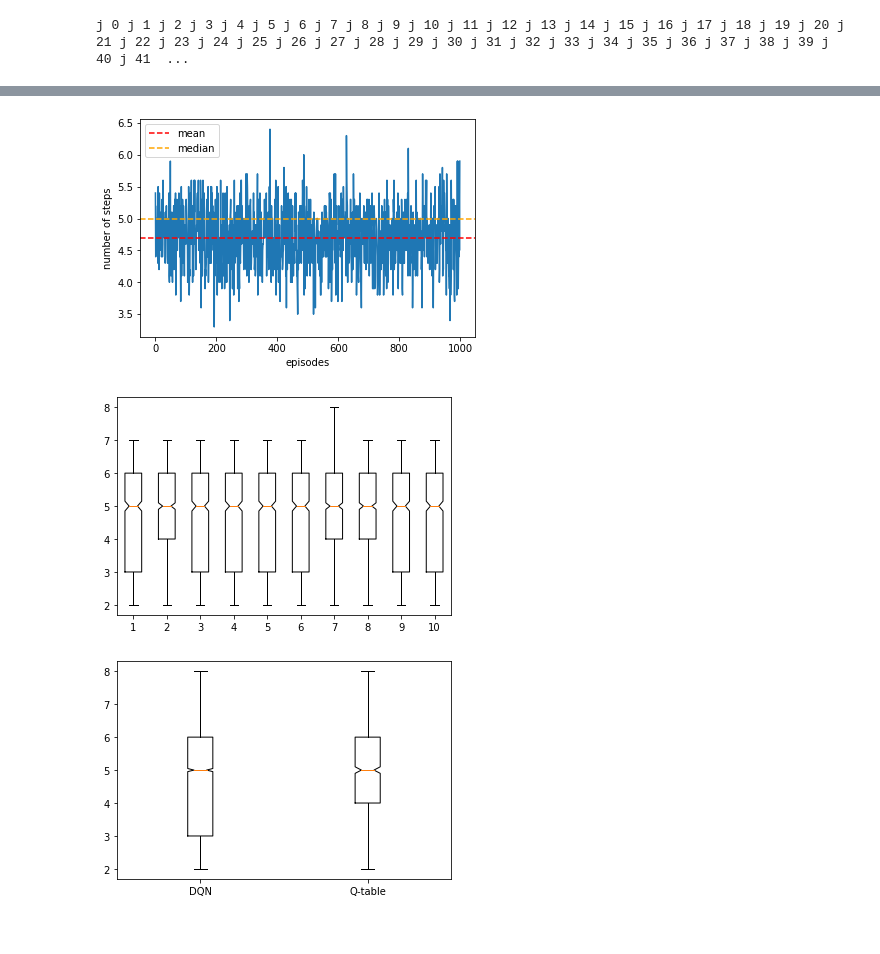
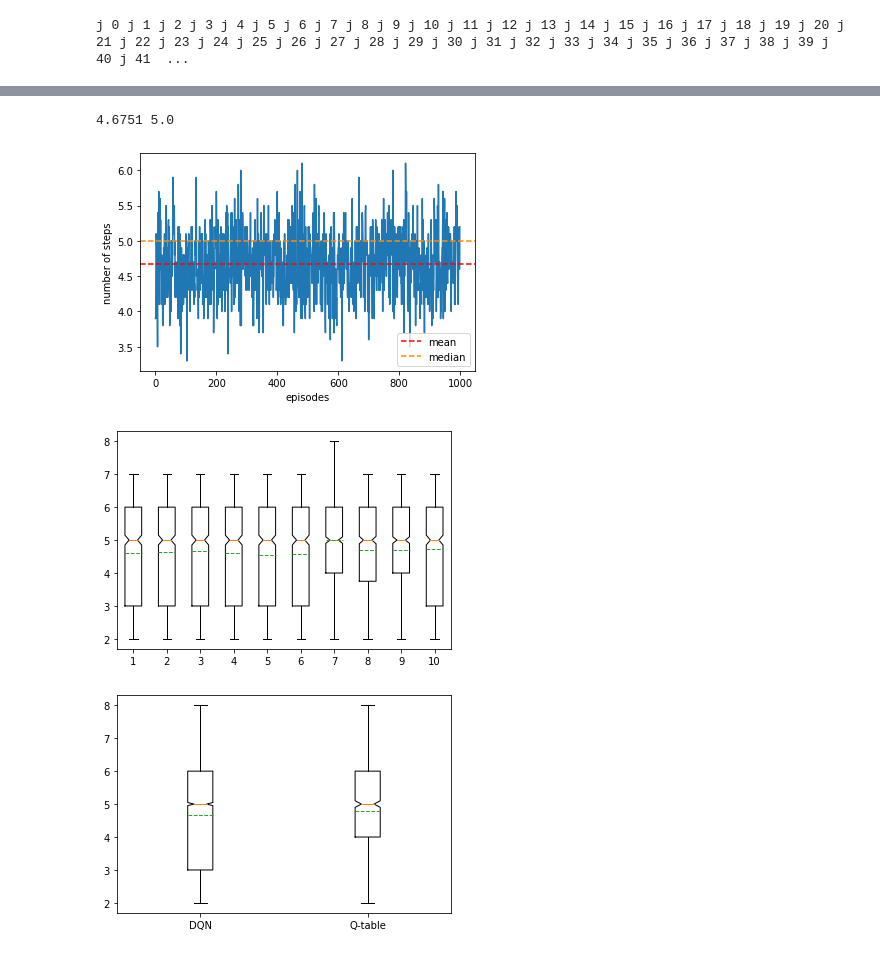
Before and after one commit to FMZennaro/CTF-SQL, a Jupyter notebook: Analysis2_3.ipynb, the cells around one changed output, grey strips where cells are left out. Saved outputs shown, nothing was run; the diff lists cells and outputs as text; code cells hidden in the pictures.

Commit message:
some more experiments and visualizations

```diff
--- a/Analysis2_3.ipynb
+++ b/Analysis2_3.ipynb
@@ -33,6 +33,7 @@ n_episodes_test = 10**2
 # %%
 env = gym.make('ctfsql-v0')
 folder = ""
+retest = False
 #folder = "D:/Dropbox2/Dropbox/PhDSource/data/sql/"
 # %% [markdown]
 ## Reading the models
@@ -97,8 +98,9 @@ plt.plot(num_steps)
 # %%
-rewards = []
-num_steps = []
-for i in tqdm(range(n_simulations)):
-    rewards.append(ev2.test_episodes(dqn_models[i], env, num_episodes=1000))
-    reward = rewards[-1]
-    #We have to add one because the finding flag action is free.
-    num_steps.append(10-np.array(reward) + 1)
+if(retest):
+    rewards = []
+    num_steps = []
+    for i in tqdm(range(n_simulations)):
+        rewards.append(ev2.test_episodes(dqn_models[i], env, num_episodes=1000))
+        reward = rewards[-1]
+        #We have to add one because the finding flag action is free.
+        num_steps.append(10-np.array(reward) + 1)
@@ -117,24 +107,34 @@ j 986 j 987 j 988 j 989 j 990 j 991 j 992 j 993 j 994 j 995 j 996 j 997 j 998 j
+# %%
+if(retest):
+    timestamp = datetime.datetime.now().strftime("%Y%m%d%H%M%S%f")
+    np.savetxt("ignore_simulation2_3_num_steps"+timestamp+".csv", num_steps)
+    np.savetxt("ignore_simulation2_3_num_steps.csv", num_steps)
+else:
+    num_steps = np.loadtxt("ignore_simulation2_3_num_steps.csv")
 # %%
 #plt.errorbar(range(n_episodes_test*10),np.mean(num_steps,axis=0),yerr=np.std(num_steps,axis=0))
 plt.plot(range(n_episodes_test*10),np.mean(num_steps,axis=0))
 plt.xlabel('episodes')
 plt.ylabel('number of steps')
 plt.axhline(np.mean(num_steps),c='red',ls='--',label='mean')
-plt.axhline(np.median(num_steps),c='orange',ls='--',label='median')
+plt.axhline(np.median(num_steps),c='darkorange',ls='--',label='median')
+print(np.mean(num_steps), np.median(num_steps))
 plt.legend()
 plt.savefig("figures/sim2_3_test1.png")
 # %% [output]
+4.6751 5.0
-[figure, old version]
+[figure, new version]
 # %%
 num_steps = 10 - np.array(rewards) + 1
 # %%
-plt.boxplot(num_steps.T, notch = True)
+plt.boxplot(num_steps.T, notch = True, showmeans = True, meanline = True)
 plt.savefig("figures/sim2_3_test2.png")
 # %% [output]
-[figure, old version]
+[figure, new version]
 # %%
 test_data = joblib.load('ignore_simul1_testdata_20210225215819702347.pkl')
-plt.boxplot([num_steps.flatten(),test_data[:,0,:].flatten()], notch = True, labels = ["DQN", "Q-table"])
+plt.boxplot([num_steps.flatten(),test_data[:,0,:].flatten()], notch = True,
+            labels = ["DQN", "Q-table"], showmeans = True, meanline = True)
 plt.savefig("figures/sim2_3_test3.png")
 # %% [output]
-[figure, old version]
+[figure, new version]
```
Also changed, not shown: parts of 3 cells of this notebook, 11 other files.
